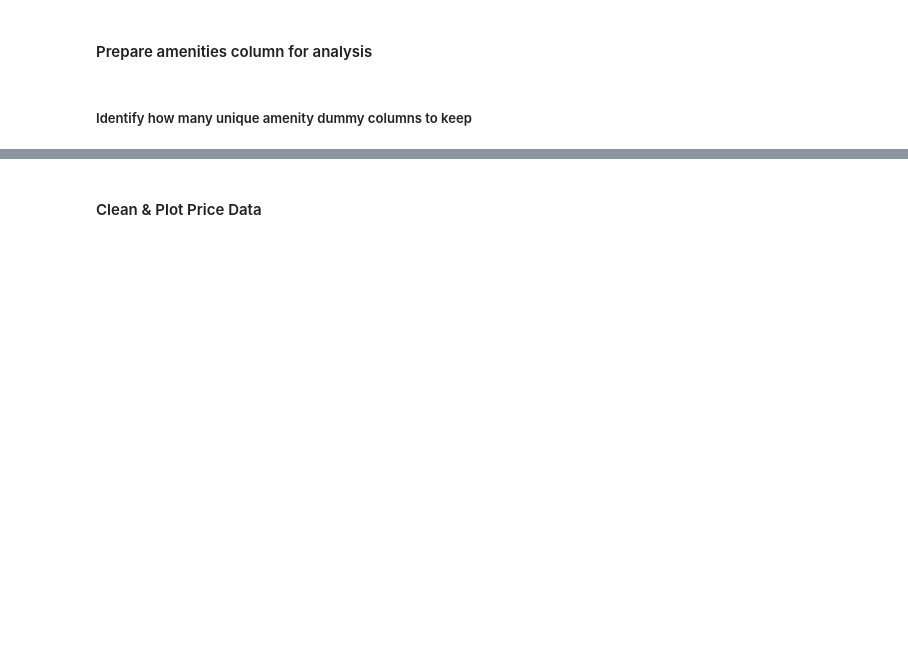
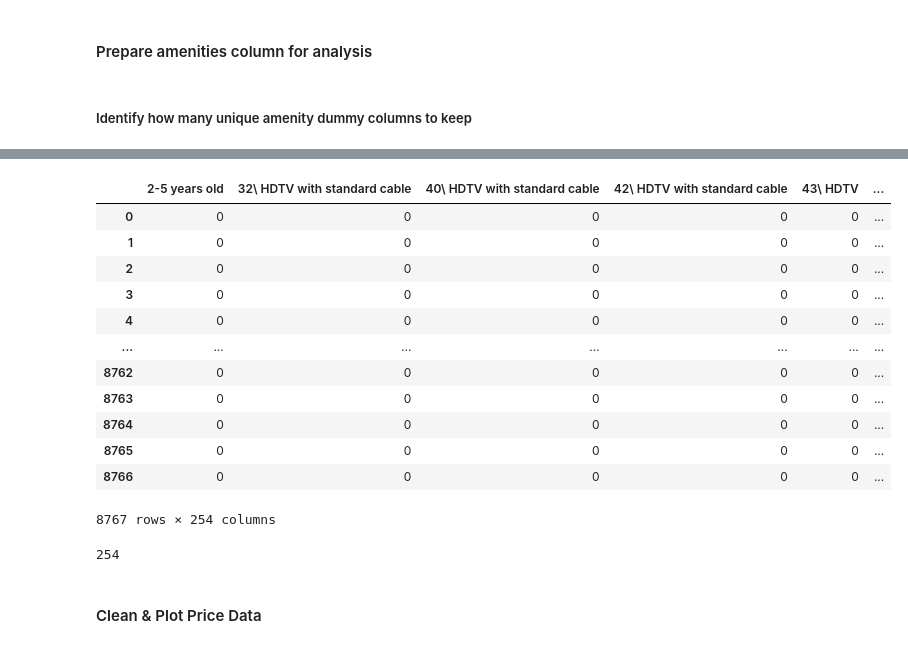
Before and after one commit to ben-sas/munich_airbnb_analysis, a Jupyter notebook: munich_airbnb_analysis.ipynb, the cells around one changed output, grey strips where cells are left out. Saved outputs shown, nothing was run; the diff lists cells and outputs as text; code cells hidden in the pictures; blank space fills up the shorter version.

```diff
--- a/munich_airbnb_analysis.ipynb
+++ b/munich_airbnb_analysis.ipynb
@@ -226,8 +229,31 @@ plt.show()
 # %%
 # Keep only amenities with at least x entries
 # Cutoff selected based on visual analysis and influence on model quality
-amenities_keep = df_amenities.sum() > 100
+amenities_keep = df_amenities.sum() > 10
 df_amenities_subset = df_amenities[amenities_keep.index[amenities_keep]]
+df_amenities_subset
+# %% [output]
+|  | 2-5 years old | 32\ HDTV with standard cable | 40\ HDTV with standard cable | 42\ HDTV with standard cable | 43\ HDTV | ... |
+| 0 | 0 | 0 | 0 | 0 | 0 | ... |
+| 1 | 0 | 0 | 0 | 0 | 0 | ... |
+| 2 | 0 | 0 | 0 | 0 | 0 | ... |
+| 3 | 0 | 0 | 0 | 0 | 0 | ... |
+| 4 | 0 | 0 | 0 | 0 | 0 | ... |
+| ... | ... | ... | ... | ... | ... | ... |
+| 8762 | 0 | 0 | 0 | 0 | 0 | ... |
+| 8763 | 0 | 0 | 0 | 0 | 0 | ... |
+| 8764 | 0 | 0 | 0 | 0 | 0 | ... |
+| 8765 | 0 | 0 | 0 | 0 | 0 | ... |
+| 8766 | 0 | 0 | 0 | 0 | 0 | ... |
+8767 rows × 254 columns
+# %%
+unique_amenities = df_amenities.columns.values.tolist()
+len(unique_amenities)
+
+unique_amenities = df_amenities_subset.columns.values.tolist()
+len(unique_amenities)
+# %% [output]
+254
 # %% [markdown]
 #### Clean & Plot Price Data
 # %%
```
Also changed, not shown: parts of 25 cells of this notebook.
